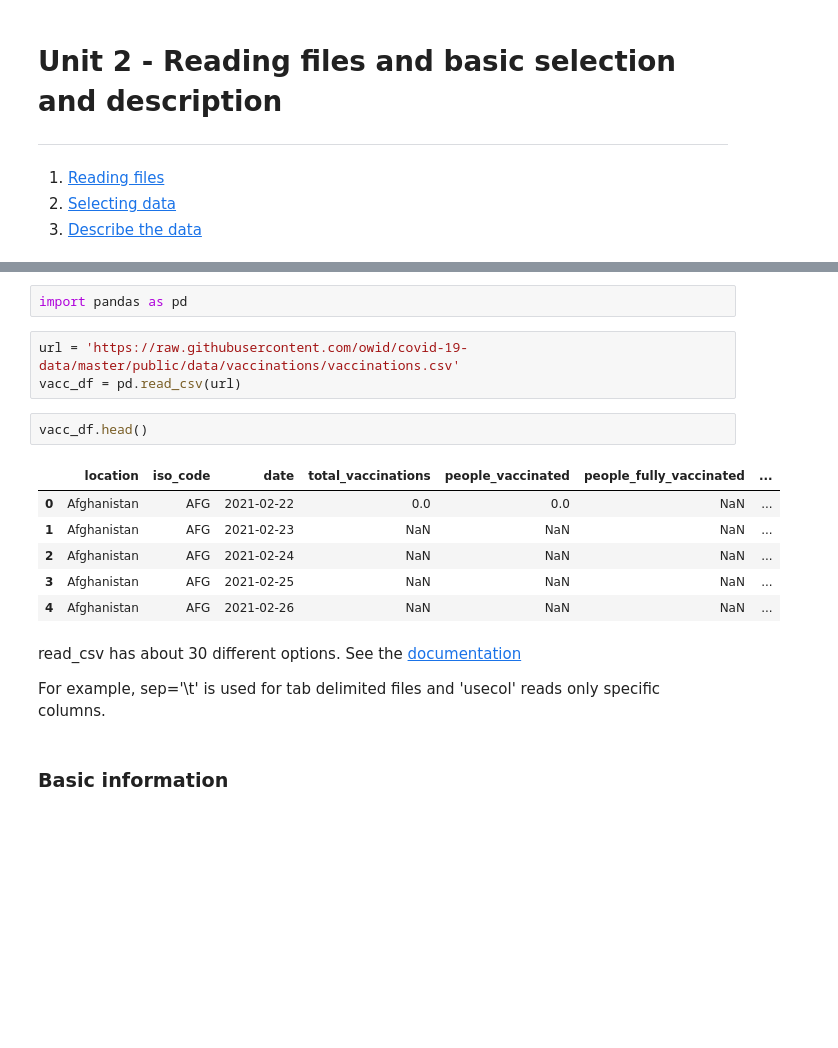
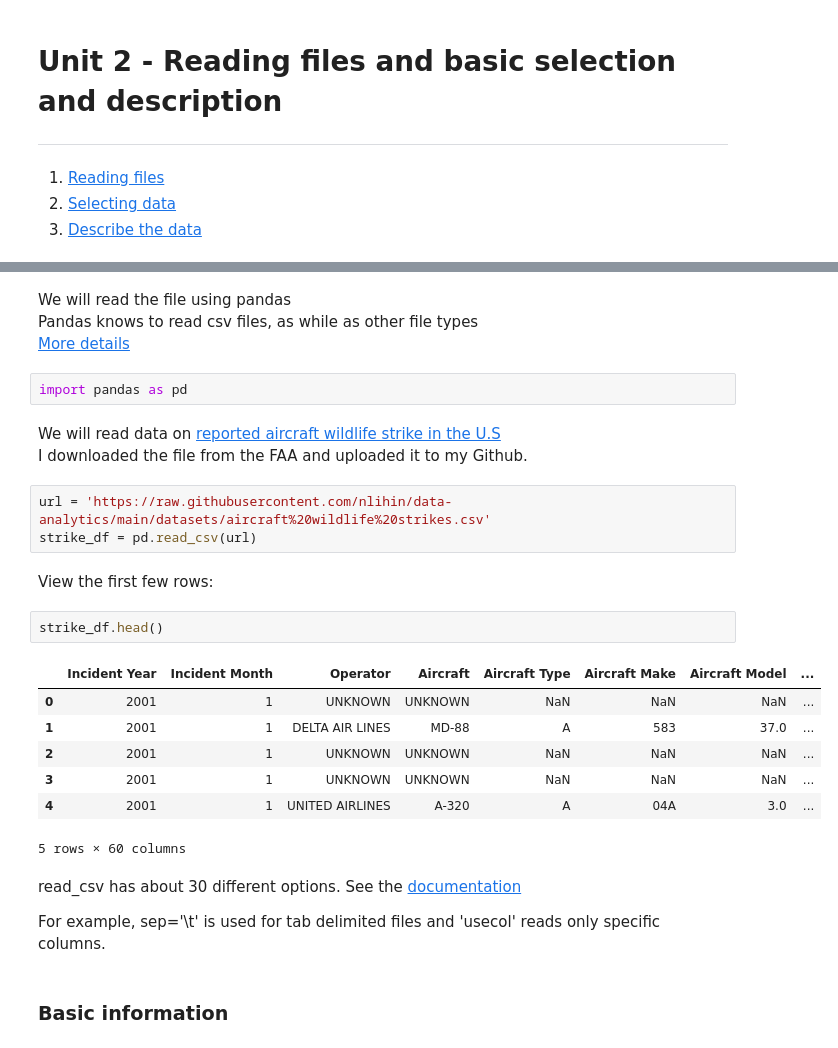
Before and after one commit to nlihin/data-analytics, a Jupyter notebook: unit02_reading and selecting.ipynb, the cells around one changed output, grey strips where cells are left out. Drawn from its saved outputs; the diff is of its cells as text; blank space fills up the shorter version.

```diff
--- a/unit02_reading and selecting.ipynb
+++ b/unit02_reading and selecting.ipynb
@@ -43,20 +20,30 @@ and retrieve the link:
+# %% [markdown]
+We will read the file using pandas\
+Pandas knows to read csv files, as while as other file types\
+[More details](https://pandas.pydata.org/docs/user_guide/io.html#io-read-csv-table)
 # %%
 import pandas as pd
+# %% [markdown]
+We will read data on [reported aircraft wildlife strike in the U.S](https://wildlife.faa.gov/search)\
+I downloaded the file from the FAA and uploaded it to my Github.
 # %%
-url = 'https://raw.githubusercontent.com/owid/covid-19-data/master/public/data/vaccinations/vaccinations.csv'
-vacc_df = pd.read_csv(url)
+url = 'https://raw.githubusercontent.com/nlihin/data-analytics/main/datasets/aircraft%20wildlife%20strikes.csv'
+strike_df = pd.read_csv(url)
+# %% [markdown]
+View the first few rows:
 # %%
-vacc_df.head()
+strike_df.head()
 # %% [output]
-|  | location | iso_code | date | total_vaccinations | people_vaccinated | people_fully_vaccinated | ... |
-| 0 | Afghanistan | AFG | 2021-02-22 | 0.0 | 0.0 | NaN | ... |
-| 1 | Afghanistan | AFG | 2021-02-23 | NaN | NaN | NaN | ... |
-| 2 | Afghanistan | AFG | 2021-02-24 | NaN | NaN | NaN | ... |
-| 3 | Afghanistan | AFG | 2021-02-25 | NaN | NaN | NaN | ... |
-| 4 | Afghanistan | AFG | 2021-02-26 | NaN | NaN | NaN | ... |
+|  | Incident Year | Incident Month | Operator | Aircraft | Aircraft Type | Aircraft Make | Aircraft Model | ... |
+| 0 | 2001 | 1 | UNKNOWN | UNKNOWN | NaN | NaN | NaN | ... |
+| 1 | 2001 | 1 | DELTA AIR LINES | MD-88 | A | 583 | 37.0 | ... |
+| 2 | 2001 | 1 | UNKNOWN | UNKNOWN | NaN | NaN | NaN | ... |
+| 3 | 2001 | 1 | UNKNOWN | UNKNOWN | NaN | NaN | NaN | ... |
+| 4 | 2001 | 1 | UNITED AIRLINES | A-320 | A | 04A | 3.0 | ... |
+5 rows × 60 columns
 # %% [markdown]
 read_csv has about 30 different options. See the
-[documentation](https://pandas.pydata.org/docs/reference/api/pandas.read_csv.html)
+[documentation](https://pandas.pydata.org/pandas-docs/stable/reference/api/pandas.read_csv.html)
 
 For example, sep='\t' is used for tab delimited files and 'usecol' reads only specific columns.
 # %% [markdown]
```
Also changed, not shown: parts of 44 cells of this notebook, 1 other file.
